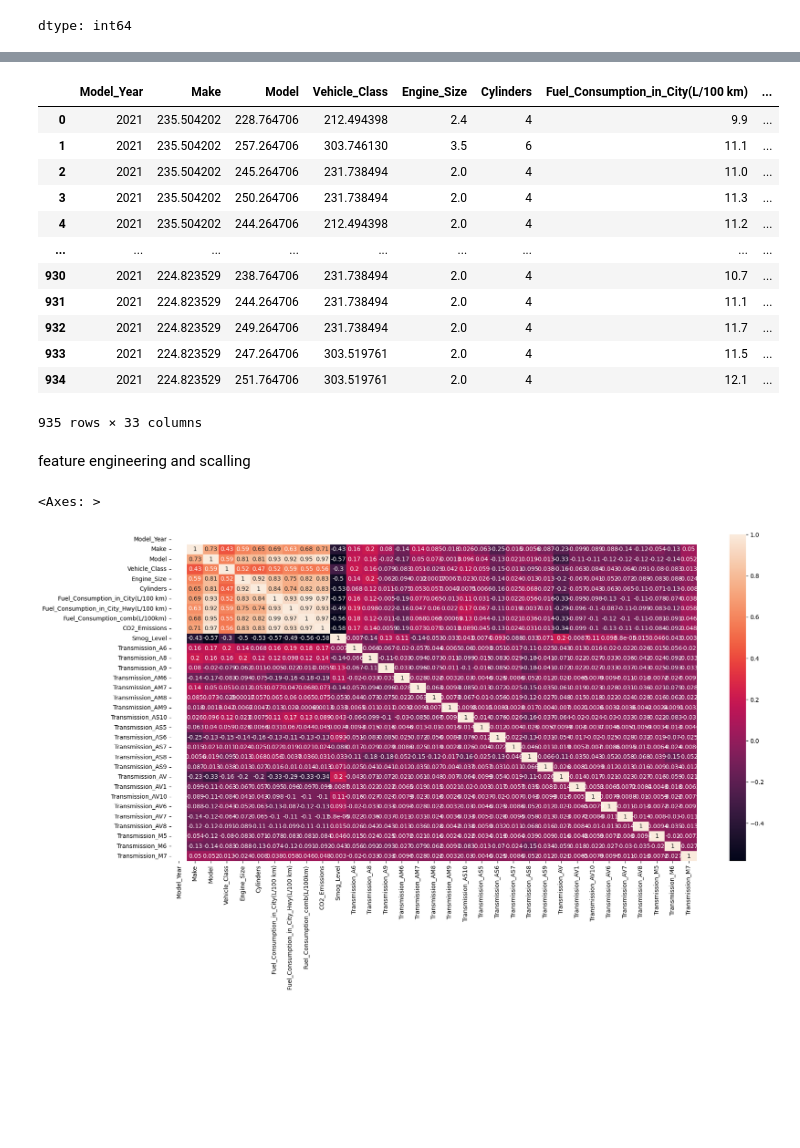
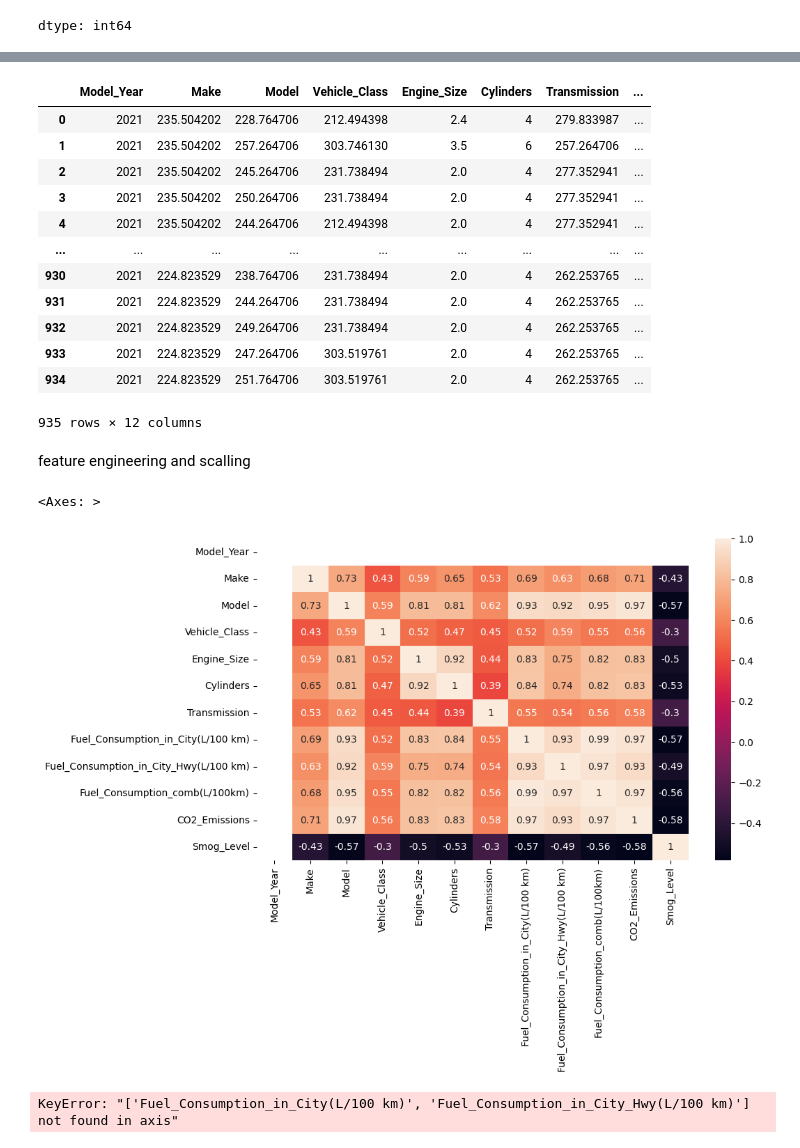
Before and after one commit to MaheenZaheer/Machine-Learning, a Jupyter notebook: Data_Preprocessing_CO2_emission.ipynb, the cells around one changed output, grey strips where cells are left out. Drawn from its saved outputs; the diff is of its cells as text; code cells hidden in the pictures; blank space fills up the shorter version.

Commit message:
I have completed EDA, preprocessing, Feature Engineering and scaling on CO2_emission dataset

```diff
--- a/Data_Preprocessing_CO2_emission.ipynb
+++ b/Data_Preprocessing_CO2_emission.ipynb
@@ -258,8 +258,9 @@ df_clean.Transmission.value_counts()
 | AS5 | 2 |
 | AM9 | 1 |
 dtype: int64
-# %%
-df_clean = pd.get_dummies(df_clean, columns = ["Transmission"],drop_first = True,dtype = int)
+# %%
+encoder2 = MEstimateEncoder(cols=["Transmission"], m=1.0)
+df_clean["Transmission"] = encoder2.fit_transform(df_clean["Transmission"], df_clean["CO2_Emissions"])
 # %%
 df_clean.Vehicle_Class.value_counts()
 # %% [output]
@@ -287,24 +288,28 @@ df_clean["Vehicle_Class"] = encoder3.fit_transform(df_clean["Vehicle_Class"], df
 # %%
 df_clean
 # %% [output]
-|  | Model_Year | Make | Model | Vehicle_Class | Engine_Size | Cylinders | Fuel_Consumption_in_City(L/100 km) | ... |
-| 0 | 2021 | 235.504202 | 228.764706 | 212.494398 | 2.4 | 4 | 9.9 | ... |
-| 1 | 2021 | 235.504202 | 257.264706 | 303.746130 | 3.5 | 6 | 11.1 | ... |
-| 2 | 2021 | 235.504202 | 245.264706 | 231.738494 | 2.0 | 4 | 11.0 | ... |
-| 3 | 2021 | 235.504202 | 250.264706 | 231.738494 | 2.0 | 4 | 11.3 | ... |
-| 4 | 2021 | 235.504202 | 244.264706 | 212.494398 | 2.0 | 4 | 11.2 | ... |
+|  | Model_Year | Make | Model | Vehicle_Class | Engine_Size | Cylinders | Transmission | ... |
+| 0 | 2021 | 235.504202 | 228.764706 | 212.494398 | 2.4 | 4 | 279.833987 | ... |
+| 1 | 2021 | 235.504202 | 257.264706 | 303.746130 | 3.5 | 6 | 257.264706 | ... |
+| 2 | 2021 | 235.504202 | 245.264706 | 231.738494 | 2.0 | 4 | 277.352941 | ... |
+| 3 | 2021 | 235.504202 | 250.264706 | 231.738494 | 2.0 | 4 | 277.352941 | ... |
+| 4 | 2021 | 235.504202 | 244.264706 | 212.494398 | 2.0 | 4 | 277.352941 | ... |
 | ... | ... | ... | ... | ... | ... | ... | ... | ... |
-| 930 | 2021 | 224.823529 | 238.764706 | 231.738494 | 2.0 | 4 | 10.7 | ... |
-| 931 | 2021 | 224.823529 | 244.264706 | 231.738494 | 2.0 | 4 | 11.1 | ... |
-| 932 | 2021 | 224.823529 | 249.264706 | 231.738494 | 2.0 | 4 | 11.7 | ... |
-| 933 | 2021 | 224.823529 | 247.264706 | 303.519761 | 2.0 | 4 | 11.5 | ... |
-| 934 | 2021 | 224.823529 | 251.764706 | 303.519761 | 2.0 | 4 | 12.1 | ... |
+| 930 | 2021 | 224.823529 | 238.764706 | 231.738494 | 2.0 | 4 | 262.253765 | ... |
+| 931 | 2021 | 224.823529 | 244.264706 | 231.738494 | 2.0 | 4 | 262.253765 | ... |
+| 932 | 2021 | 224.823529 | 249.264706 | 231.738494 | 2.0 | 4 | 262.253765 | ... |
+| 933 | 2021 | 224.823529 | 247.264706 | 303.519761 | 2.0 | 4 | 262.253765 | ... |
+| 934 | 2021 | 224.823529 | 251.764706 | 303.519761 | 2.0 | 4 | 262.253765 | ... |
-935 rows × 33 columns
+935 rows × 12 columns
 # %% [markdown]
 feature engineering and scalling
 # %%
-plt.figure(figsize=(20,10))
+plt.figure(figsize=(10,6))
 sns.heatmap(df_clean.corr(numeric_only=True),annot=True)
 # %% [output]
 <Axes: >
-[figure, old version]
+[figure, new version]
+# %%
+df_clean.drop(["Fuel_Consumption_in_City(L/100 km)", "Fuel_Consumption_in_City_Hwy(L/100 km)"], axis=1,inplace = True)
+# %% [output]
+KeyError: "['Fuel_Consumption_in_City(L/100 km)', 'Fuel_Consumption_in_City_Hwy(L/100 km)'] not found in axis"
```
Also changed, not shown: parts of 4 cells of this notebook.
